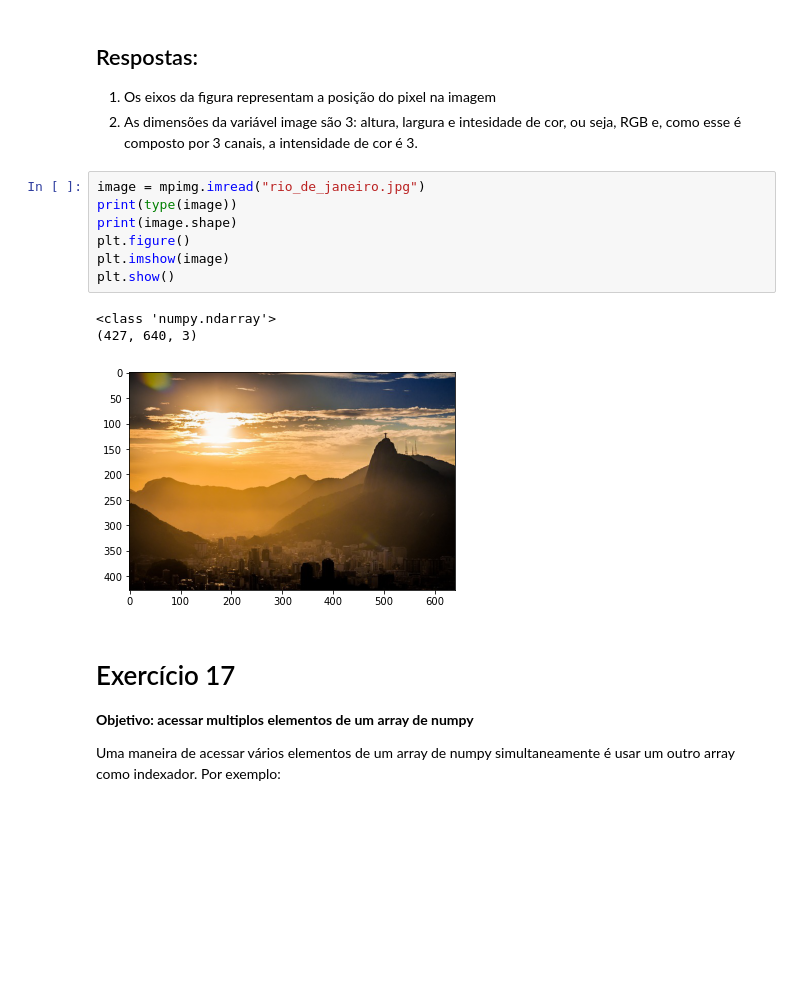
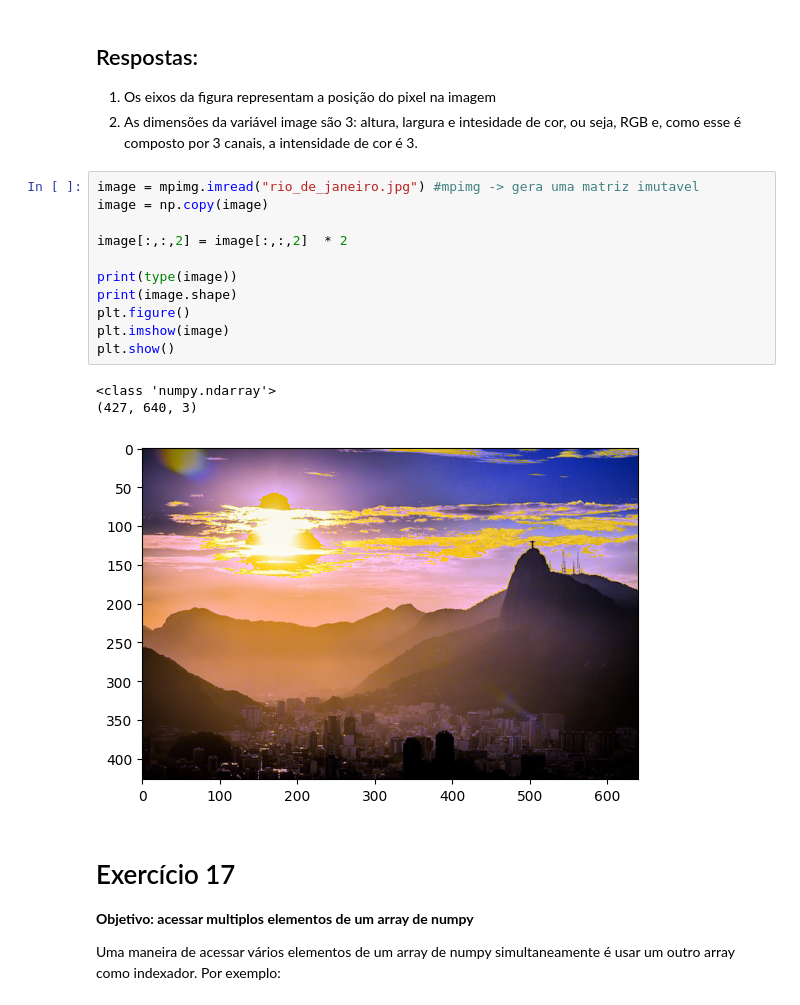
Before and after one commit to LuccaHiratsuca/AlgLin23-2, a Jupyter notebook: notebooks/03-geometria_analitica.ipynb, the cells around one changed output. Cells and saved outputs as stored; diff of their text form; blank space fills up the shorter version.

```diff
--- a/notebooks/03-geometria_analitica.ipynb
+++ b/notebooks/03-geometria_analitica.ipynb
@@ -789,16 +789,20 @@ Veja o código abaixo. Ele demonstra como abrir uma matriz e como mostrá-la na
 1. Os eixos da figura representam a posição do pixel na imagem
 2. As dimensões da variável image são 3: altura, largura e intesidade de cor, ou seja, RGB e, como esse é composto por 3 canais, a intensidade de cor é 3.
 # %%
-image = mpimg.imread("rio_de_janeiro.jpg")
+image = mpimg.imread("rio_de_janeiro.jpg") #mpimg -> gera uma matriz imutavel
+image = np.copy(image)
+
+image[:,:,2] = image[:,:,2]  * 2
+
 print(type(image))
 print(image.shape)
 plt.figure()
 plt.imshow(image)
 plt.show()
 # %% [output]
 <class 'numpy.ndarray'>
 (427, 640, 3)
-[figure, old version]
+[figure, new version]
 # %% [markdown]
 # Exercício 17
 **Objetivo: acessar multiplos elementos de um array de numpy**
```
Also changed, not shown: parts of 9 cells of this notebook, 1 other file.
